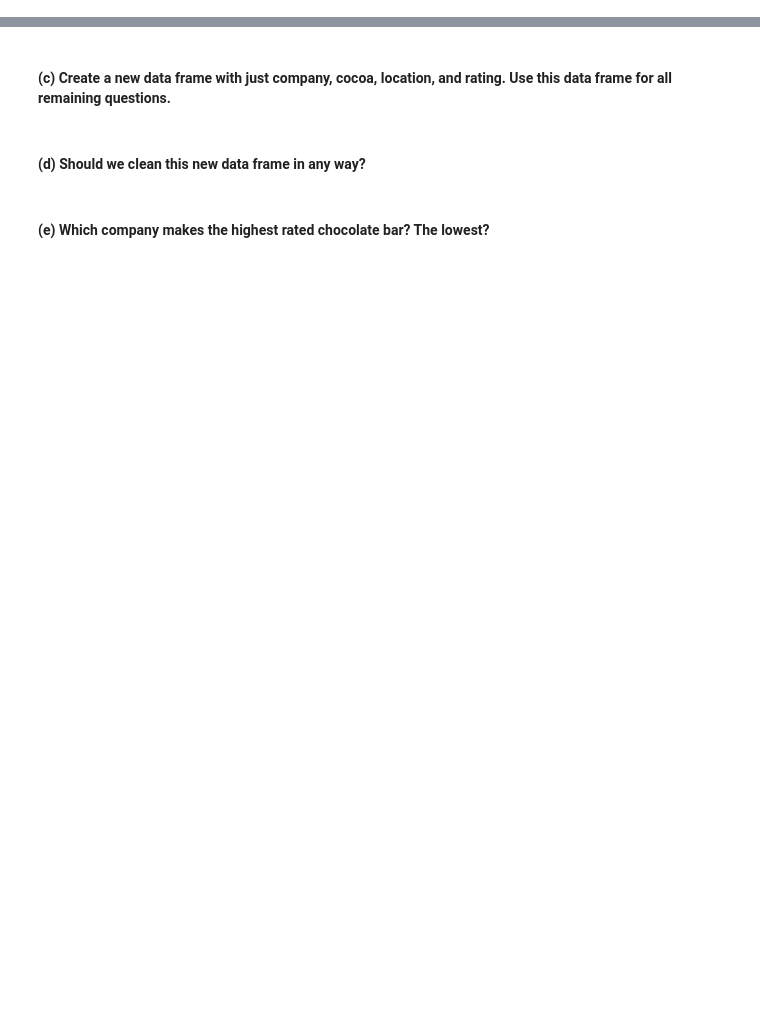
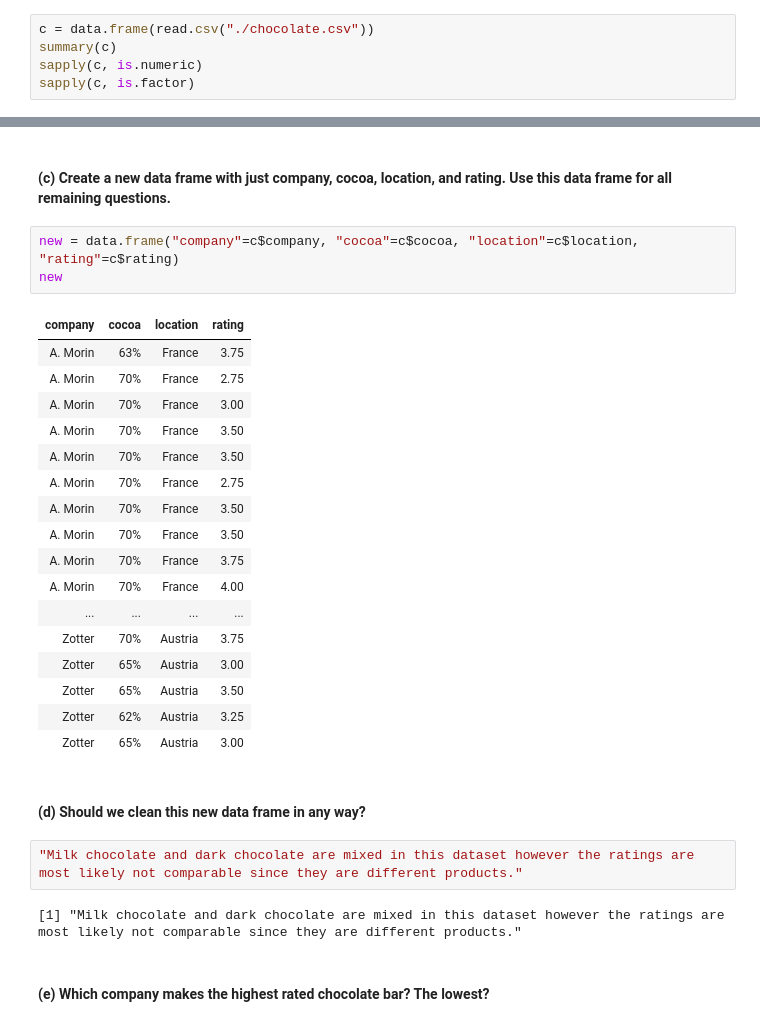
Before and after one commit to dskrenta/appm-4570, a Jupyter notebook: week2/hwk2_Sp18_appm4570-computational.ipynb, the cells around one changed output, grey strips where cells are left out. Drawn from its saved outputs; the diff is of its cells as text; blank space fills up the shorter version.

```diff
--- a/week2/hwk2_Sp18_appm4570-computational.ipynb
+++ b/week2/hwk2_Sp18_appm4570-computational.ipynb
@@ -216,3 +222,8 @@ mean(sample, trim=0.5)
 ## Problem 3
 
 #### (a) Load the chocolate.csv data into R (perhaps using the ${\tt read.csv()}$ function). Print a summary of the data. Which variables are stored as factors, and which are stored as numeric? The function ${\tt is.factor()}$ may help.
+# %%
+c = data.frame(read.csv("./chocolate.csv"))
+summary(c)
+sapply(c, is.numeric)
+sapply(c, is.factor)
@@ -221,6 +276,31 @@ mean(sample, trim=0.5)
 # %% [markdown]
 #### (c) Create a new data frame with just company, cocoa, location, and rating. Use this data frame for all remaining questions.
+# %%
+new = data.frame("company"=c$company, "cocoa"=c$cocoa, "location"=c$location, "rating"=c$rating)
+new
+# %% [output]
+| company | cocoa | location | rating |
+| A. Morin | 63% | France | 3.75 |
+| A. Morin | 70% | France | 2.75 |
+| A. Morin | 70% | France | 3.00 |
+| A. Morin | 70% | France | 3.50 |
+| A. Morin | 70% | France | 3.50 |
+| A. Morin | 70% | France | 2.75 |
+| A. Morin | 70% | France | 3.50 |
+| A. Morin | 70% | France | 3.50 |
+| A. Morin | 70% | France | 3.75 |
+| A. Morin | 70% | France | 4.00 |
+| ... | ... | ... | ... |
+| Zotter | 70% | Austria | 3.75 |
+| Zotter | 65% | Austria | 3.00 |
+| Zotter | 65% | Austria | 3.50 |
+| Zotter | 62% | Austria | 3.25 |
+| Zotter | 65% | Austria | 3.00 |
 # %% [markdown]
 #### (d) Should we clean this new data frame in any way?
+# %%
+"Milk chocolate and dark chocolate are mixed in this dataset however the ratings are most likely not comparable since they are different products."
+# %% [output]
+[1] "Milk chocolate and dark chocolate are mixed in this dataset however the ratings are most likely not comparable since they are different products."
 # %% [markdown]
 #### (e) Which company makes the highest rated chocolate bar? The lowest?
```
Also changed, not shown: parts of 6 cells of this notebook, 1 other file.
